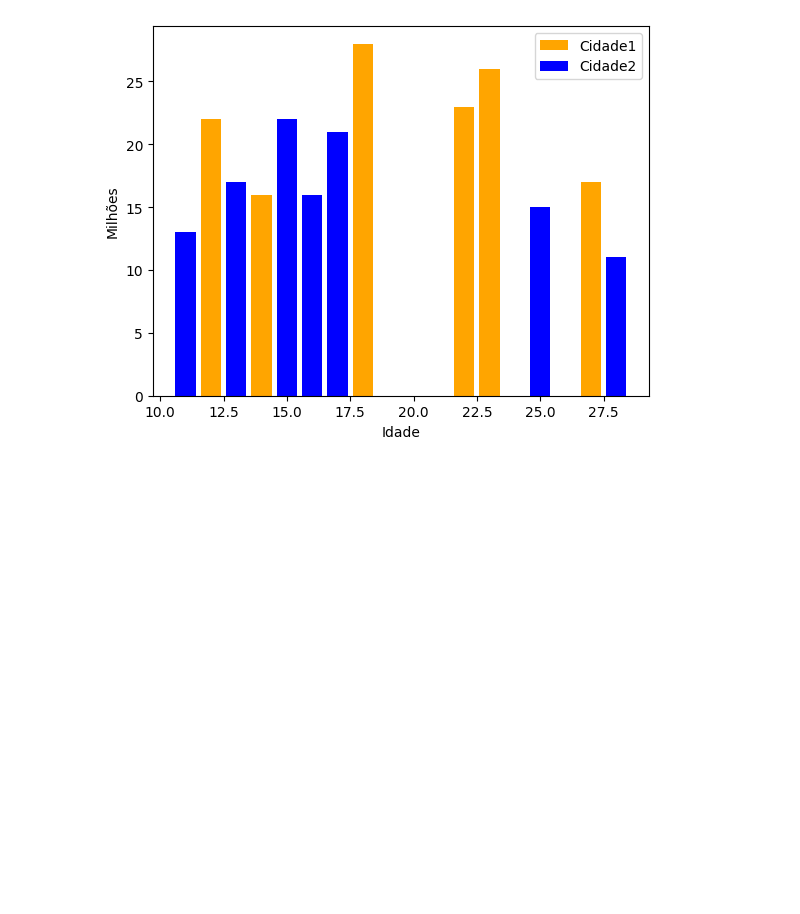
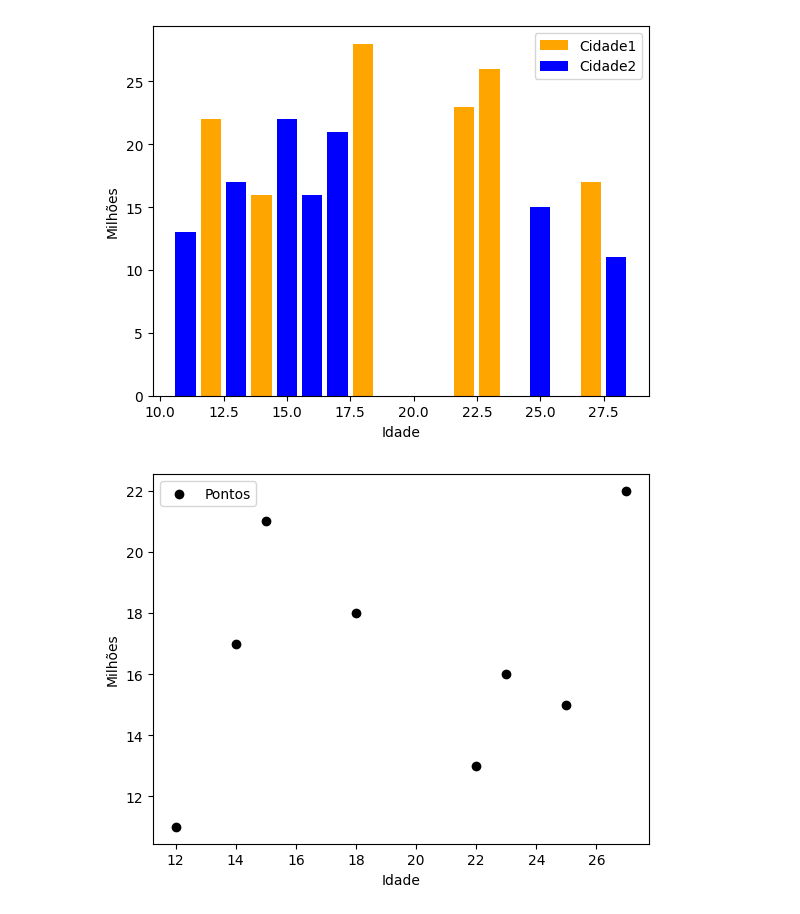
Before and after one commit to EmanuelQuintino/Data-Analysis-Course, a Jupyter notebook: 4-Data-Analytics/class-03-matplotlib/graphics.ipynb, the cells around one changed output. Drawn from its saved outputs; the diff is of its cells as text; code cells hidden in the pictures; blank space fills up the shorter version.

Commit message:
add plt.scatter example

```diff
--- a/4-Data-Analytics/class-03-matplotlib/graphics.ipynb
+++ b/4-Data-Analytics/class-03-matplotlib/graphics.ipynb
@@ -28,3 +28,11 @@ plt.legend()
 plt.show()
 # %% [output]
 [figure]
+# %%
+plt.scatter(list1, list4, label="Pontos", color="black", marker="o")
+plt.xlabel("Idade")
+plt.ylabel("Milhões")
+plt.legend()
+plt.show()
+# %% [output]
+[figure, added]
```
